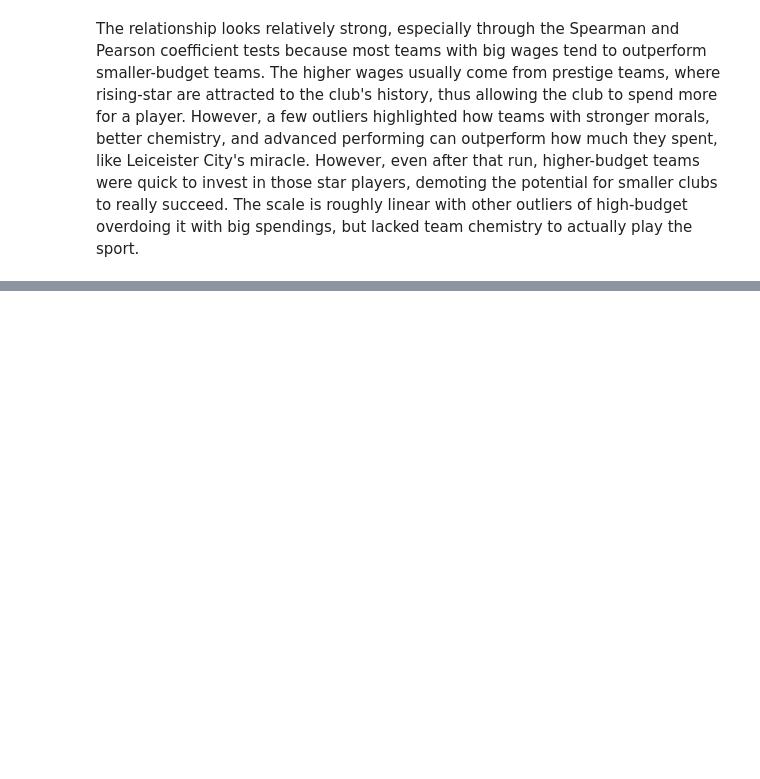
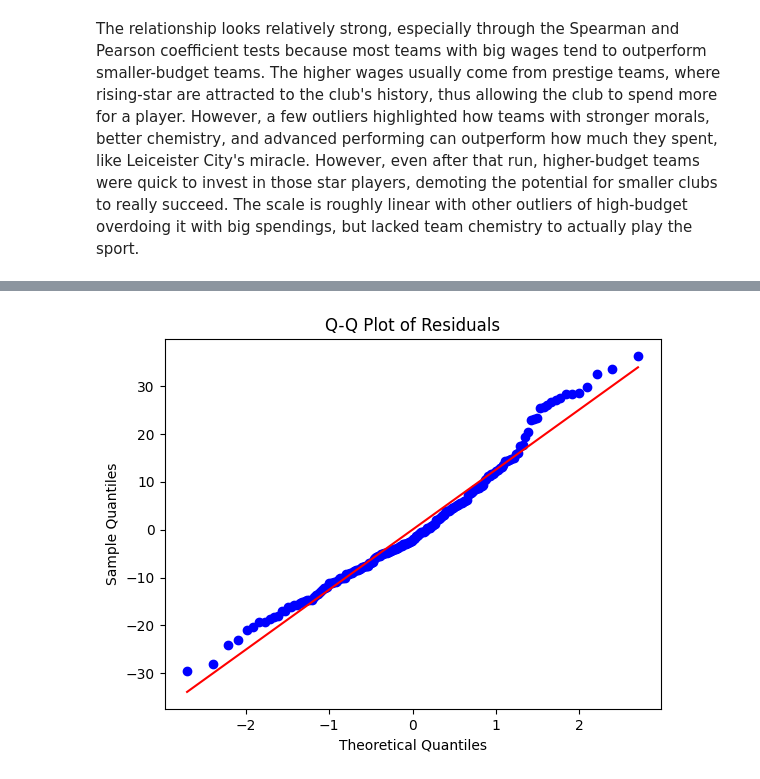
Before and after one commit to gman08-maker/Premier-League-Project, a Jupyter notebook: Exploratory_data.ipynb, the cells around one changed output, grey strips where cells are left out. Drawn from its saved outputs; the diff is of its cells as text; code cells hidden in the pictures; blank space fills up the shorter version.

Commit message:
Add residuals

```diff
--- a/Exploratory_data.ipynb
+++ b/Exploratory_data.ipynb
@@ -329,0 +346,4 @@ The relationship looks relatively strong, especially through the Spearman and Pe
+# %%
+# Refit with clustered standard errors by club
+model_clustered = sm.ols('Pts ~ Log_Wage_Share', data=df).fit(cov_type='cluster', cov_groups=df['Squad'], cov_kwds={'groups': df['Squad']})
+print(model_clustered.summary())
@@ -329,0 +370,4 @@ The relationship looks relatively strong, especially through the Spearman and Pe
+# %%
+# Save the residuals as a new column
+df['Residuals'] = model_clustered.resid
+print(df[['Squad', 'Season', 'Residuals']].head())
@@ -329,0 +392,13 @@ The relationship looks relatively strong, especially through the Spearman and Pe
+# %%
+# Q Q plot of residuals to check for normality
+import scipy.stats as stats
+import matplotlib.pyplot as plt
+import numpy as np
+
+stats.probplot(df['Residuals'], dist="norm", plot=plt)
+plt.title("Q-Q Plot of Residuals")
+plt.xlabel("Theoretical Quantiles")
+plt.ylabel("Sample Quantiles")
+plt.show()
+# %% [output]
+[figure, added]
```
Also changed, not shown: parts of 11 cells of this notebook, 2 other files.
